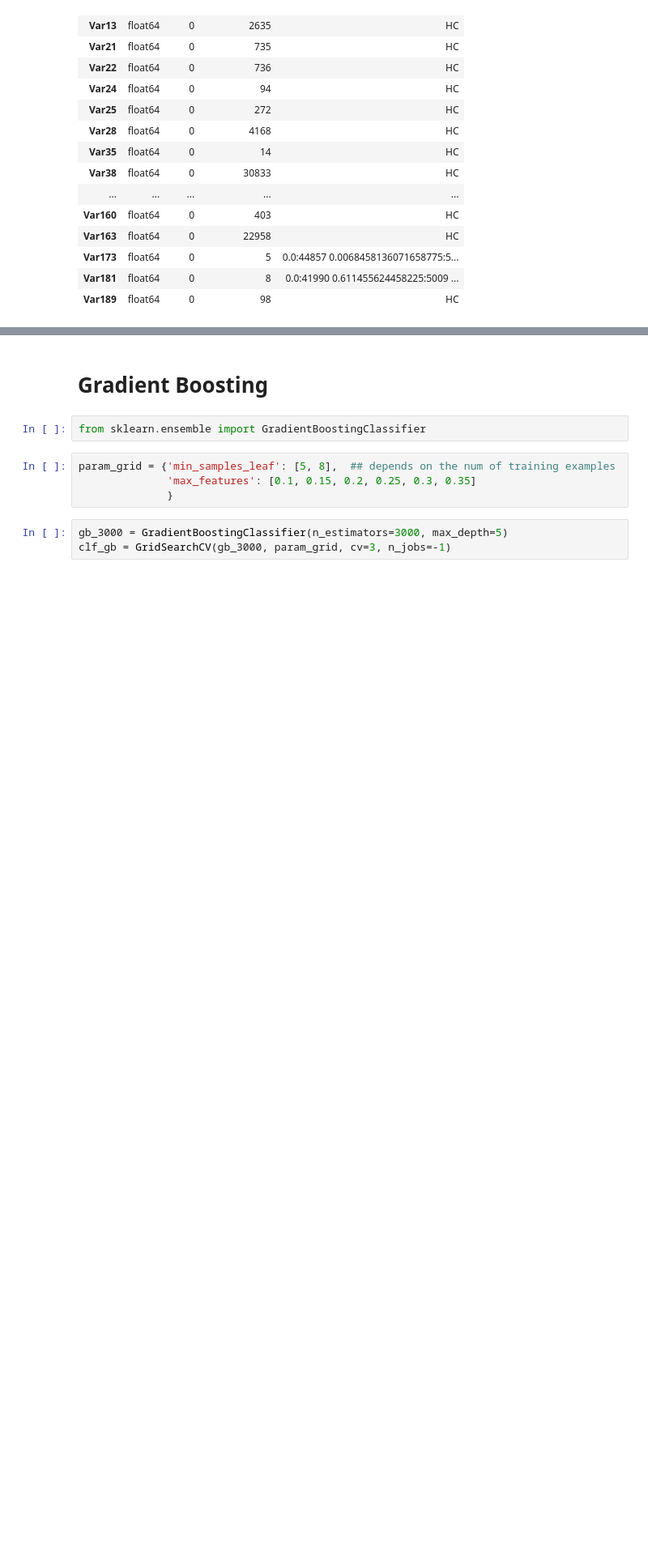
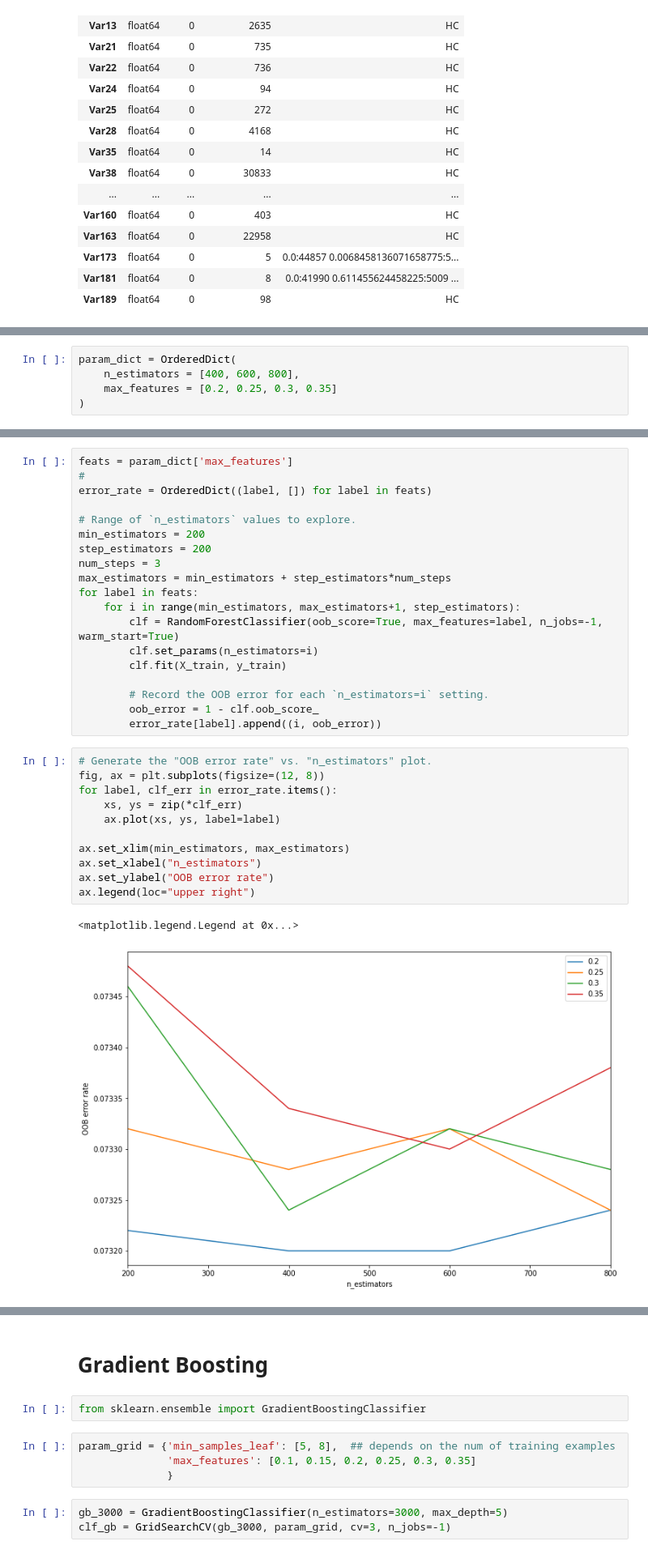
Before and after one commit to akshaypt7/customer_relationship_prediction, a Jupyter notebook: KDD_cup_ada_boosting.ipynb, the cells around one changed output, grey strips where cells are left out. Shown at 81% size. Drawn from its saved outputs; the diff is of its cells as text; blank space fills up the shorter version.

Commit message:
Random forest oob error

```diff
--- a/KDD_cup_ada_boosting.ipynb
+++ b/KDD_cup_ada_boosting.ipynb
@@ -302,0 +358,5 @@ Table Shape (50000, 43)
+# %%
+param_dict = OrderedDict(
+    n_estimators = [400, 600, 800],
+    max_features = [0.2, 0.25, 0.3, 0.35]
+)
@@ -302,0 +368,33 @@ Table Shape (50000, 43)
+# %%
+feats = param_dict['max_features']
+#
+error_rate = OrderedDict((label, []) for label in feats)
+
+# Range of `n_estimators` values to explore.
+min_estimators = 200
+step_estimators = 200
+num_steps = 3
+max_estimators = min_estimators + step_estimators*num_steps
+for label in feats:
+    for i in range(min_estimators, max_estimators+1, step_estimators):
+        clf = RandomForestClassifier(oob_score=True, max_features=label, n_jobs=-1, warm_start=True)
+        clf.set_params(n_estimators=i)
+        clf.fit(X_train, y_train)
+
+        # Record the OOB error for each `n_estimators=i` setting.
+        oob_error = 1 - clf.oob_score_
+        error_rate[label].append((i, oob_error))
+# %%
+# Generate the "OOB error rate" vs. "n_estimators" plot.
+fig, ax = plt.subplots(figsize=(12, 8))
+for label, clf_err in error_rate.items():
+    xs, ys = zip(*clf_err)
+    ax.plot(xs, ys, label=label)
+
+ax.set_xlim(min_estimators, max_estimators)
+ax.set_xlabel("n_estimators")
+ax.set_ylabel("OOB error rate")
+ax.legend(loc="upper right")
+# %% [output]
+<matplotlib.legend.Legend at 0x...>
+[figure, added]
```
Also changed, not shown: parts of 31 cells of this notebook.
